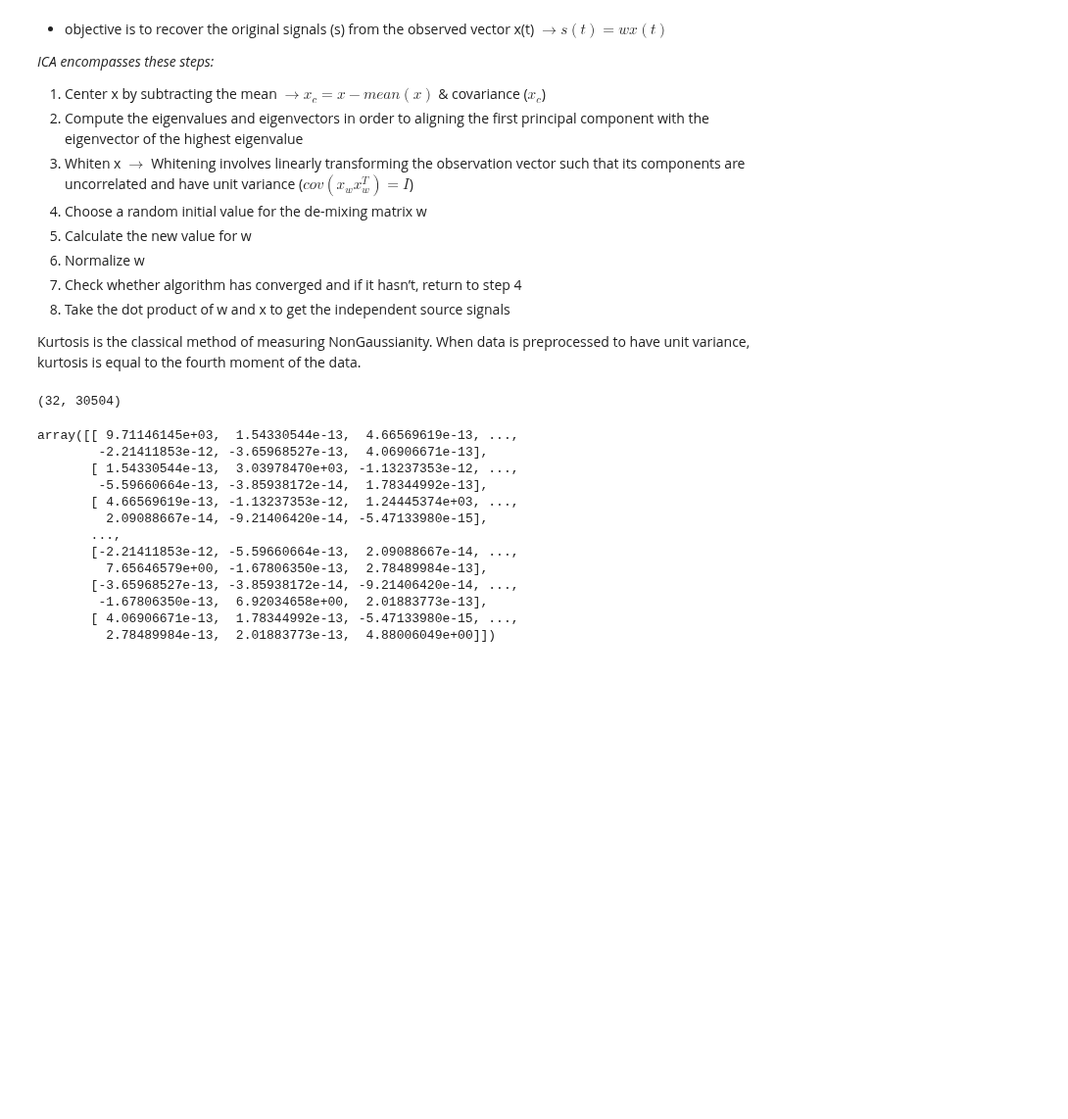
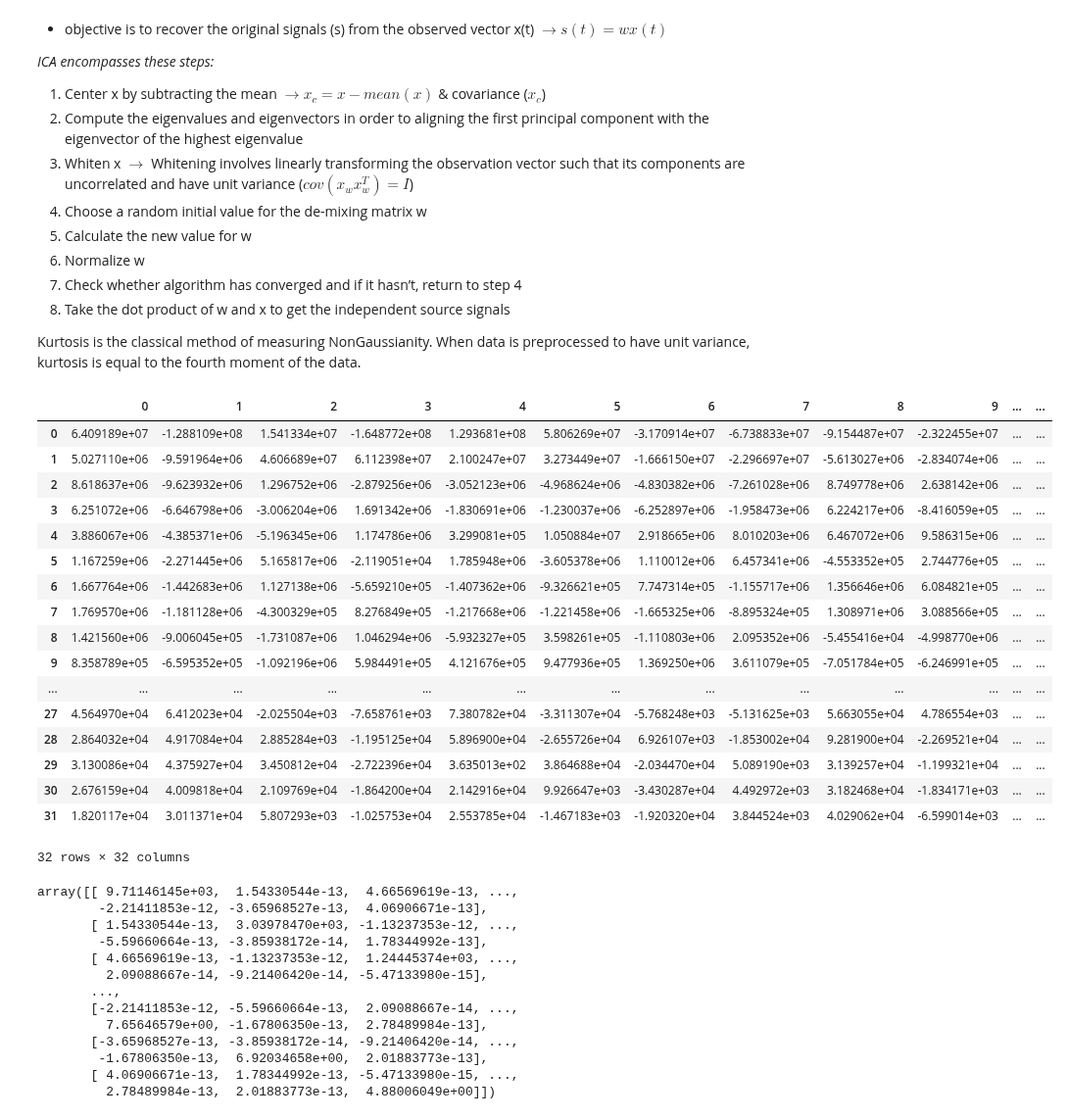
Before and after one commit to RezaSaadatyar/EEG-Lab, a Jupyter notebook: Code/App1_EEG.ipynb, the cells around one changed output. Shown at 98% size. Saved outputs shown, nothing was run; the diff lists cells and outputs as text; code cells hidden in the pictures; blank space fills up the shorter version.

```diff
--- a/Code/App1_EEG.ipynb
+++ b/Code/App1_EEG.ipynb
@@ -400,7 +400,24 @@ S = data_whitened.T.dot(A.T)                                         # estimate
-# %%
-A.shape
-# %% [output]
-(32, 30504)
+# %%
+data_whitened
+# %% [output]
+|  | 0 | 1 | 2 | 3 | 4 | 5 | 6 | 7 | 8 | 9 | ... | ... |
+| 0 | 6.409189e+07 | -1.288109e+08 | 1.541334e+07 | -1.648772e+08 | 1.293681e+08 | 5.806269e+07 | -3.170914e+07 | -6.738833e+07 | -9.154487e+07 | -2.322455e+07 | ... | ... |
+| 1 | 5.027110e+06 | -9.591964e+06 | 4.606689e+07 | 6.112398e+07 | 2.100247e+07 | 3.273449e+07 | -1.666150e+07 | -2.296697e+07 | -5.613027e+06 | -2.834074e+06 | ... | ... |
+| 2 | 8.618637e+06 | -9.623932e+06 | 1.296752e+06 | -2.879256e+06 | -3.052123e+06 | -4.968624e+06 | -4.830382e+06 | -7.261028e+06 | 8.749778e+06 | 2.638142e+06 | ... | ... |
+| 3 | 6.251072e+06 | -6.646798e+06 | -3.006204e+06 | 1.691342e+06 | -1.830691e+06 | -1.230037e+06 | -6.252897e+06 | -1.958473e+06 | 6.224217e+06 | -8.416059e+05 | ... | ... |
+| 4 | 3.886067e+06 | -4.385371e+06 | -5.196345e+06 | 1.174786e+06 | 3.299081e+05 | 1.050884e+07 | 2.918665e+06 | 8.010203e+06 | 6.467072e+06 | 9.586315e+06 | ... | ... |
+| 5 | 1.167259e+06 | -2.271445e+06 | 5.165817e+06 | -2.119051e+04 | 1.785948e+06 | -3.605378e+06 | 1.110012e+06 | 6.457341e+06 | -4.553352e+05 | 2.744776e+05 | ... | ... |
+| 6 | 1.667764e+06 | -1.442683e+06 | 1.127138e+06 | -5.659210e+05 | -1.407362e+06 | -9.326621e+05 | 7.747314e+05 | -1.155717e+06 | 1.356646e+06 | 6.084821e+05 | ... | ... |
+| 7 | 1.769570e+06 | -1.181128e+06 | -4.300329e+05 | 8.276849e+05 | -1.217668e+06 | -1.221458e+06 | -1.665325e+06 | -8.895324e+05 | 1.308971e+06 | 3.088566e+05 | ... | ... |
+| 8 | 1.421560e+06 | -9.006045e+05 | -1.731087e+06 | 1.046294e+06 | -5.932327e+05 | 3.598261e+05 | -1.110803e+06 | 2.095352e+06 | -5.455416e+04 | -4.998770e+06 | ... | ... |
+| 9 | 8.358789e+05 | -6.595352e+05 | -1.092196e+06 | 5.984491e+05 | 4.121676e+05 | 9.477936e+05 | 1.369250e+06 | 3.611079e+05 | -7.051784e+05 | -6.246991e+05 | ... | ... |
+| ... | ... | ... | ... | ... | ... | ... | ... | ... | ... | ... | ... | ... |
+| 27 | 4.564970e+04 | 6.412023e+04 | -2.025504e+03 | -7.658761e+03 | 7.380782e+04 | -3.311307e+04 | -5.768248e+03 | -5.131625e+03 | 5.663055e+04 | 4.786554e+03 | ... | ... |
+| 28 | 2.864032e+04 | 4.917084e+04 | 2.885284e+03 | -1.195125e+04 | 5.896900e+04 | -2.655726e+04 | 6.926107e+03 | -1.853002e+04 | 9.281900e+04 | -2.269521e+04 | ... | ... |
+| 29 | 3.130086e+04 | 4.375927e+04 | 3.450812e+04 | -2.722396e+04 | 3.635013e+02 | 3.864688e+04 | -2.034470e+04 | 5.089190e+03 | 3.139257e+04 | -1.199321e+04 | ... | ... |
+| 30 | 2.676159e+04 | 4.009818e+04 | 2.109769e+04 | -1.864200e+04 | 2.142916e+04 | 9.926647e+03 | -3.430287e+04 | 4.492972e+03 | 3.182468e+04 | -1.834171e+03 | ... | ... |
+| 31 | 1.820117e+04 | 3.011371e+04 | 5.807293e+03 | -1.025753e+04 | 2.553785e+04 | -1.467183e+03 | -1.920320e+04 | 3.844524e+03 | 4.029062e+04 | -6.599014e+03 | ... | ... |
+32 rows × 32 columns
 # %%
 np.cov(data_whitened.T,data_whitened.T)
 # %% [output]
```
Also changed, not shown: parts of 1 cell of this notebook.
